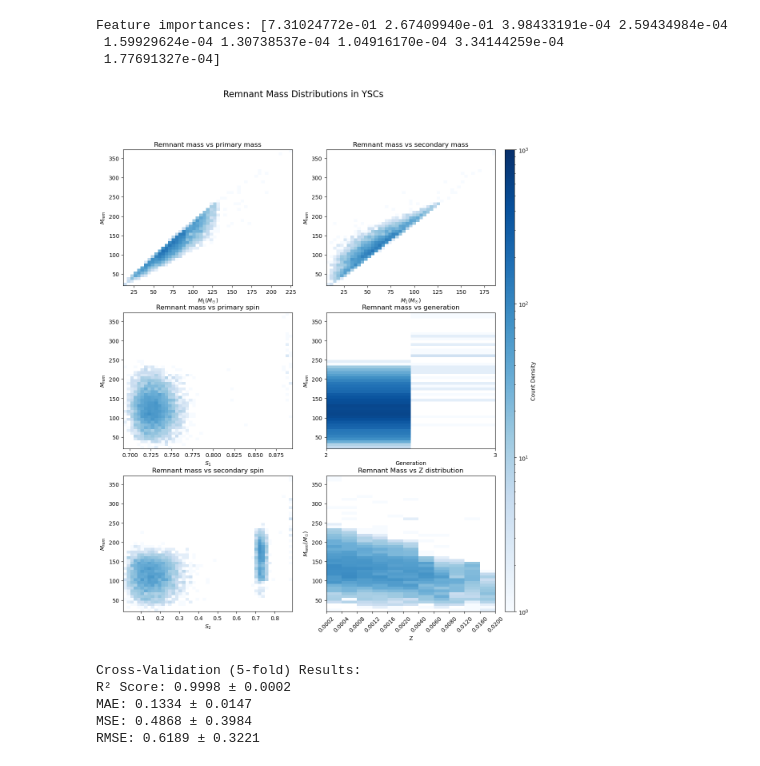
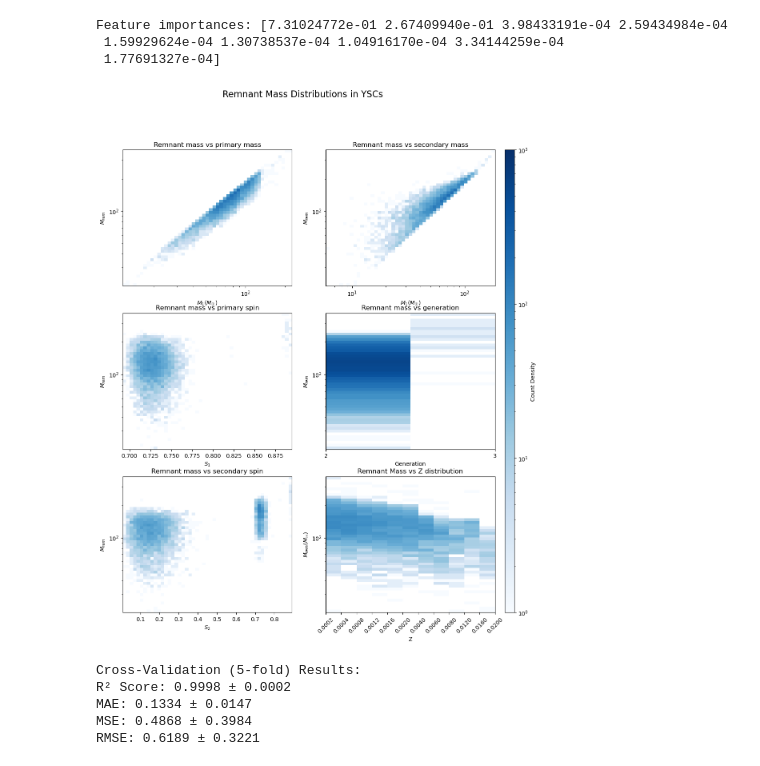
Before and after one commit to BelliLuigi/Hierarchical-mergers-of-black-holes, a Jupyter notebook: progetto.ipynb, the cells around one changed output. Cells and saved outputs as stored; diff of their text form; code cells hidden in the pictures.

Commit message:
log scale for Mrem graphs, updated hist2dgraph() function

```diff
--- a/progetto.ipynb
+++ b/progetto.ipynb
@@ -102,12 +102,9 @@ def rndmfrst(cluster, listwhattodrop, target, title, n_estimators=50, max_depth=
 
 
 ##################### Graphs ################
-def hist2dgraph( x,y, nxbin,nybin, title, axx, axy, vmin, vmax, scale='linear'):
+def hist2dgraph_vecchio( x,y, nxbin,nybin, title, axx, axy, vmin, vmax):
     xbin= np.linspace(x.min(),x.max(),nxbin)
     ybin= np.linspace(y.min(),y.max(),nybin)
-    #elif scale == 'log':
-        #xbin= np.linspace(x.min(),x.max(),nxbin)
-        #ybin= np.logspace(y.min(),y.max(),nybin)
     hist = plt.hist2d(x,y,bins=(xbin,ybin), cmap="Blues", norm=colors.LogNorm( vmin=vmin, vmax=vmax))
     plt.xscale('linear')
     plt.yscale('linear')
@@ -115,6 +112,25 @@ def hist2dgraph( x,y, nxbin,nybin, title, axx, axy, vmin, vmax, scale='linear'):
     plt.xlabel(axx)
     plt.ylabel(axy)
     return hist
+
+def hist2dgraph( x,y, nxbin,nybin, title, axx, axy, vmin, vmax, scale_x='linear', scale_y = 'linear'):
+    if scale_x == 'linear':
+        xbin= np.linspace(x.min(),x.max(),nxbin)
+        plt.xscale('linear')
+    elif scale_x == 'log':
+        xbin= np.logspace(np.log10(x.min()),np.log10(x.max()),nxbin)
+        plt.xscale('log')
+    if scale_y == 'linear':
+        ybin= np.linspace(y.min(),y.max(),nybin)
+        plt.yscale('linear')
+    elif scale_y == 'log':
+        ybin= np.logspace(np.log10(y.min()),np.log10(y.max()),nybin)
+        plt.yscale('log')
+    hist = plt.hist2d(x,y,bins=(xbin,ybin), cmap="Blues", norm=colors.LogNorm( vmin=vmin, vmax=vmax))
+    plt.title(title)
+    plt.xlabel(axx)
+    plt.ylabel(axy)
+    return hist
 # %%
 rndmfrst('ysc',['Srem', 'esca_v','kick'], 'Mrem', "Feature importance in predicting remnant mass in YSCs")
 # %% [output]
@@ -133,48 +149,48 @@ data = extractor('ysc')
 fig, ax = plt.subplots(3,2,figsize=(12,15))
 fig.suptitle("Remnant Mass Distributions in YSCs", fontsize=16)
 plt.sca(ax[0,0])
-hist = hist2dgraph(data.M1,data.Mrem,50,50,'Remnant mass vs primary mass',u'$M_1 (M_\u2609)$', u'$M_{rem}$', 1, 1e3)
+hist = hist2dgraph(data.M1,data.Mrem,50,50,'Remnant mass vs primary mass',u'$M_1 (M_\u2609)$', u'$M_{rem}$', 1, 1e3, 'log','log')
 plt.sca(ax[0,1])
 
-hist2 = hist2dgraph(data.M2,data.Mrem,50,50,'Remnant mass vs secondary mass',u'$M_1 (M_\u2609)$', u'$M_{rem}$', 1, 1e3)
+hist2 = hist2dgraph(data.M2,data.Mrem,50,50,'Remnant mass vs secondary mass',u'$M_1 (M_\u2609)$', u'$M_{rem}$', 1, 1e3, 'log','log')
 plt.sca(ax[1,0])
-hist = hist2dgraph(data.S1,data.Mrem,50,50,'Remnant mass vs primary spin',u'$S_1$', u'$M_{rem}$', 1, 1e3)
+hist = hist2dgraph(data.S1,data.Mrem,50,50,'Remnant mass vs primary spin',u'$S_1$', u'$M_{rem}$', 1, 1e3, 'linear','log')
 plt.sca(ax[1,1])
-hist2 = hist2dgraph(data.gen,data.Mrem,3,50,'Remnant mass vs generation',u'Generation', u'$M_{rem}$', 1, 1e3)
+hist2 = hist2dgraph(data.gen,data.Mrem,3,50,'Remnant mass vs generation',u'Generation', u'$M_{rem}$', 1, 1e3, 'linear','log')
 plt.xticks([2,3])
 plt.sca(ax[2,0])
-jist3 = hist2dgraph(data.S2,data.Mrem,50,50,'Remnant mass vs secondary spin',u'$S_2$', u'$M_{rem}$', 1, 1e3)
+jist3 = hist2dgraph(data.S2,data.Mrem,50,50,'Remnant mass vs secondary spin',u'$S_2$', u'$M_{rem}$', 1, 1e3, 'linear','log')
 plt.sca(ax[2,1])
 
 z_bins = np.array([2e-4, 4e-4, 8e-4, 12e-4, 16e-4, 2e-3, 4e-3, 6e-3, 8e-3, 12e-3, 16e-3, 2e-2])
-Rem_bins = np.linspace(data.Mrem.min(),data.Mrem.max(),50)
+Rem_bins = np.logspace(np.log10(data.Mrem.min()),np.log10(data.Mrem.max()),50)
 def forward(x):
     return np.interp(x, z_bins, np.arange(len(z_bins)))
 
 def inverse(x):
     return np.interp(x, np.arange(len(z_bins)), z_bins)
 
 # Create the FuncScale object correctly
 scale = FuncScale(ax[2, 1].xaxis, (forward, inverse))
 plt.hist2d(data.Z,data.Mrem, bins=(z_bins,Rem_bins), cmap="Blues", norm=colors.LogNorm( vmin=1, vmax=1e3))
 
 
 # Apply the scale to the x-axis
 ax[2, 1].set_xscale('function', functions=(forward, inverse))
 # Set custom tick positions and labels
 plt.xticks(z_bins, rotation=45)
 # Set y-axis scale
-plt.yscale("linear")
+plt.yscale("log")
 plt.title('Remnant Mass vs Z distribution')
 plt.xlabel(u'Z')
 plt.ylabel(u'$M_{rem} (M_\u2609$)')
 
 cbar_ax = fig.add_axes([0.92, 0.11, 0.02, 0.77])  # Adjust position [left, bottom, width, height]
 fig.colorbar(hist[3], cax=cbar_ax, label="Count Density")
 plt.show()
 del data
 # %% [output]
-[figure, old version]
+[figure, new version]
 # %%
 rndmfrst('gc',['Srem', 'esca_v','kick'], 'Mrem', 'Feature importance in predicting remnant mass in GCs', n_estimators=60, max_depth=15, random_state=42, n_jobs=-1, cv=5  )
 # %% [output]
```
Also changed, not shown: parts of 5 cells of this notebook, 2 other files.
